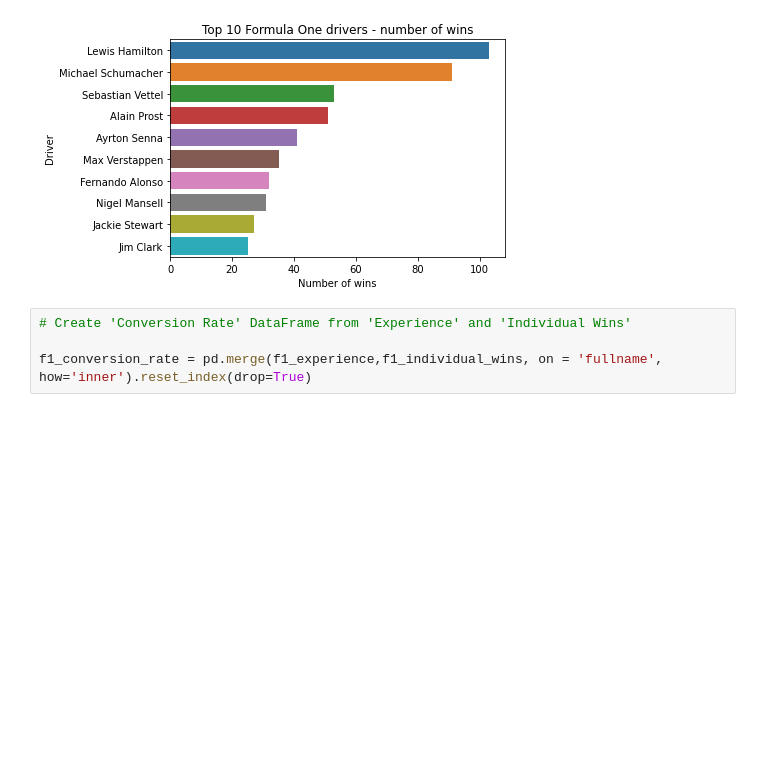
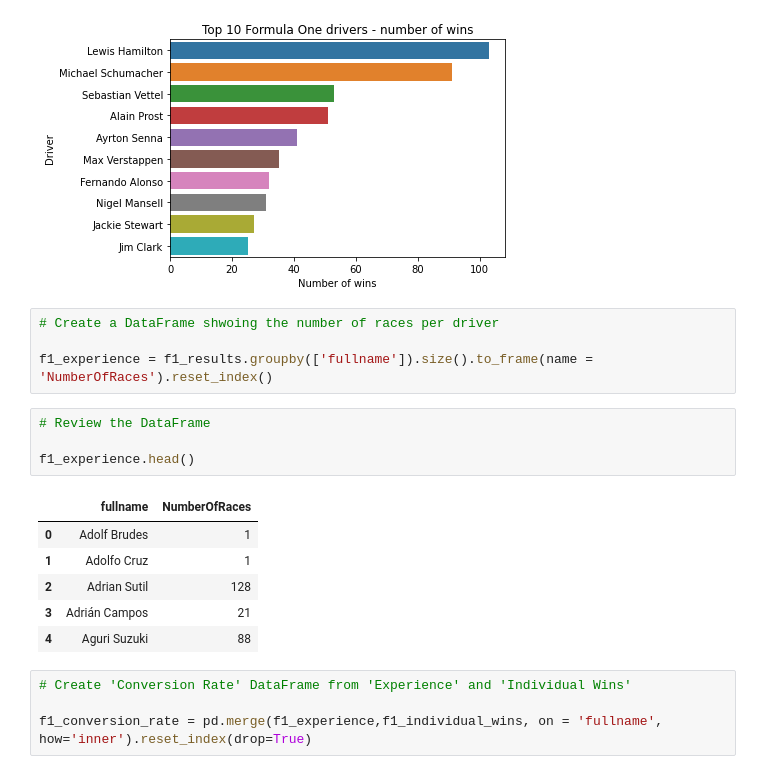
Before and after one commit to jphannaford/UCDPA_justinhannaford, a Jupyter notebook: Formula_One_Analysis_final.ipynb, the cells around one changed output. Saved outputs shown, nothing was run; the diff lists cells and outputs as text; blank space fills up the shorter version.

```diff
--- a/Formula_One_Analysis_final.ipynb
+++ b/Formula_One_Analysis_final.ipynb
@@ -1010,6 +989,21 @@ plt.ylabel('Driver')
 plt.savefig('number_wins_per_driver.png', dpi=300, bbox_inches='tight', facecolor='white', transparent=False)
 # %% [output]
 [figure]
+# %%
+# Create a DataFrame shwoing the number of races per driver
+
+f1_experience = f1_results.groupby(['fullname']).size().to_frame(name = 'NumberOfRaces').reset_index()
+# %%
+# Review the DataFrame
+
+f1_experience.head()
+# %% [output]
+|  | fullname | NumberOfRaces |
+| 0 | Adolf Brudes | 1 |
+| 1 | Adolfo Cruz | 1 |
+| 2 | Adrian Sutil | 128 |
+| 3 | Adrián Campos | 21 |
+| 4 | Aguri Suzuki | 88 |
 # %%
 # Create 'Conversion Rate' DataFrame from 'Experience' and 'Individual Wins'
 
```
Also changed, not shown: parts of 21 cells of this notebook.
